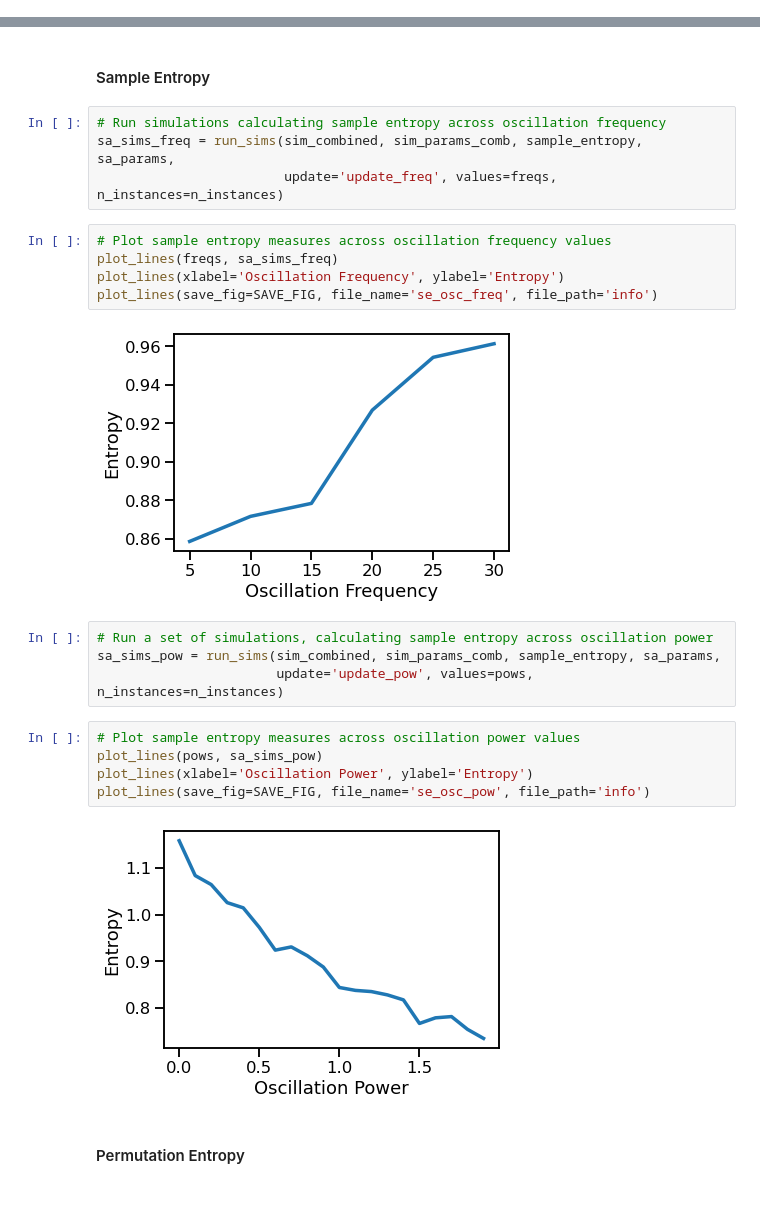
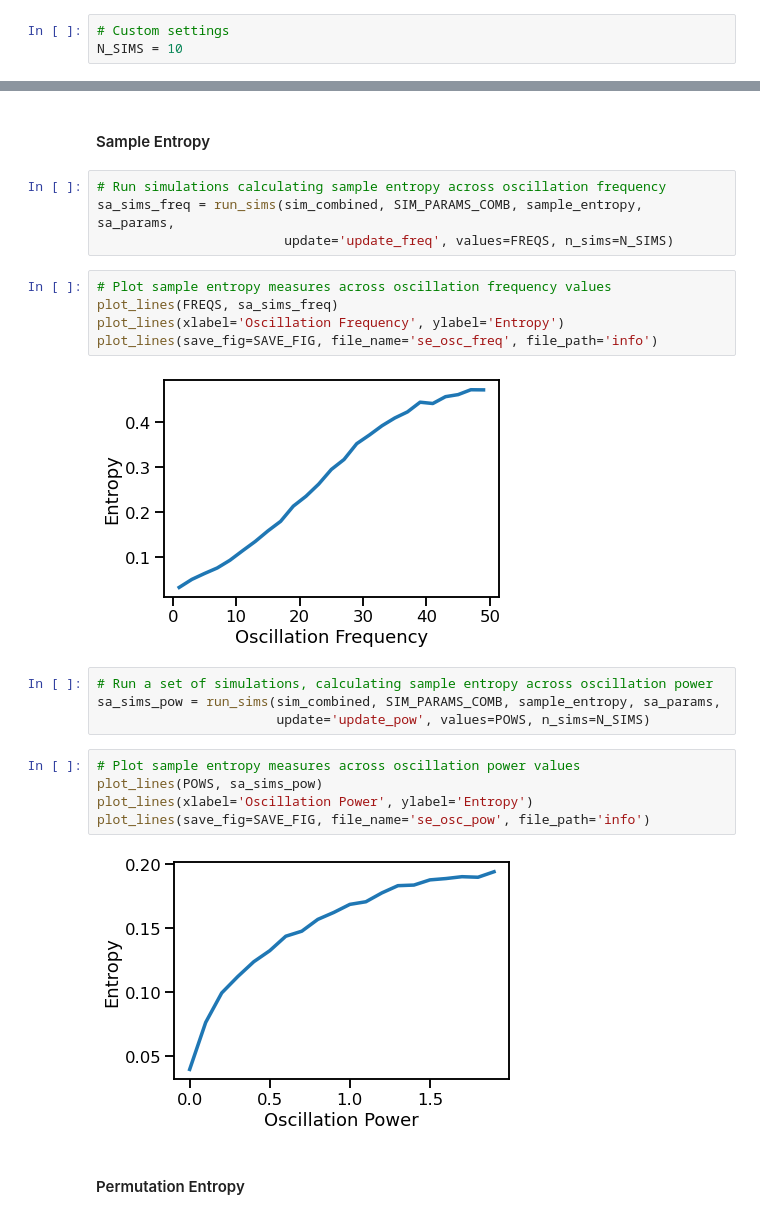
Before and after one commit to AperiodicMethods/AperiodicMethods, a Jupyter notebook: notebooks/1X-Information.ipynb, the cells around one changed output, grey strips where cells are left out. Drawn from its saved outputs; the diff is of its cells as text.

```diff
--- a/notebooks/1X-Information.ipynb
+++ b/notebooks/1X-Information.ipynb
@@ -54,3 +35,6 @@ pows = np.arange(0, 2, 0.1)
+# %%
+# Custom settings
+N_SIMS = 10
 # %%
 # Settings for entropy measures
 sa_params = {'order' : 2}                  # Sample Entropy
@@ -253,26 +243,26 @@ Calculate entropy measures on simulated combined signals, with an oscillation an
 #### Sample Entropy
 # %%
 # Run simulations calculating sample entropy across oscillation frequency
-sa_sims_freq = run_sims(sim_combined, sim_params_comb, sample_entropy, sa_params,
-                        update='update_freq', values=freqs, n_instances=n_instances)
+sa_sims_freq = run_sims(sim_combined, SIM_PARAMS_COMB, sample_entropy, sa_params,
+                        update='update_freq', values=FREQS, n_sims=N_SIMS)
 # %%
 # Plot sample entropy measures across oscillation frequency values
-plot_lines(freqs, sa_sims_freq)
+plot_lines(FREQS, sa_sims_freq)
 plot_lines(xlabel='Oscillation Frequency', ylabel='Entropy')
 plot_lines(save_fig=SAVE_FIG, file_name='se_osc_freq', file_path='info')
 # %% [output]
-[figure, old version]
+[figure, new version]
 # %%
 # Run a set of simulations, calculating sample entropy across oscillation power
-sa_sims_pow = run_sims(sim_combined, sim_params_comb, sample_entropy, sa_params,
-                       update='update_pow', values=pows, n_instances=n_instances)
+sa_sims_pow = run_sims(sim_combined, SIM_PARAMS_COMB, sample_entropy, sa_params,
+                       update='update_pow', values=POWS, n_sims=N_SIMS)
 # %%
 # Plot sample entropy measures across oscillation power values
-plot_lines(pows, sa_sims_pow)
+plot_lines(POWS, sa_sims_pow)
 plot_lines(xlabel='Oscillation Power', ylabel='Entropy')
 plot_lines(save_fig=SAVE_FIG, file_name='se_osc_pow', file_path='info')
 # %% [output]
-[figure, old version]
+[figure, new version]
 # %% [markdown]
 #### Permutation Entropy
 # %%
```
Also changed, not shown: parts of 54 cells of this notebook.
